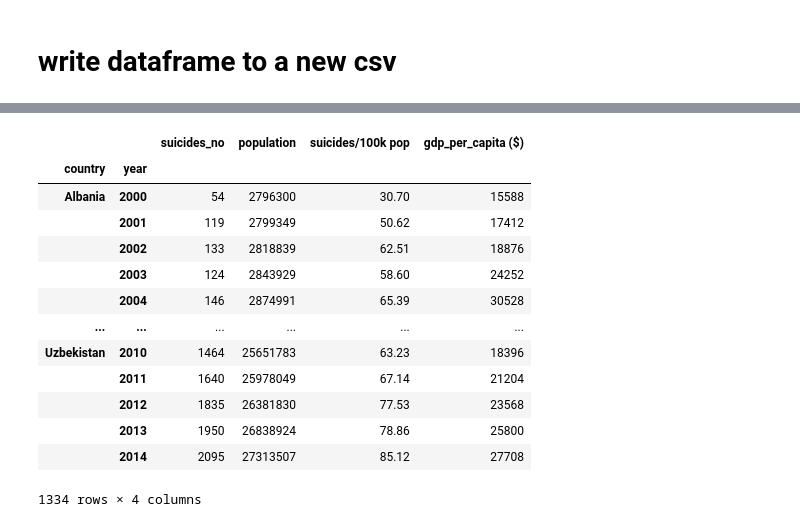
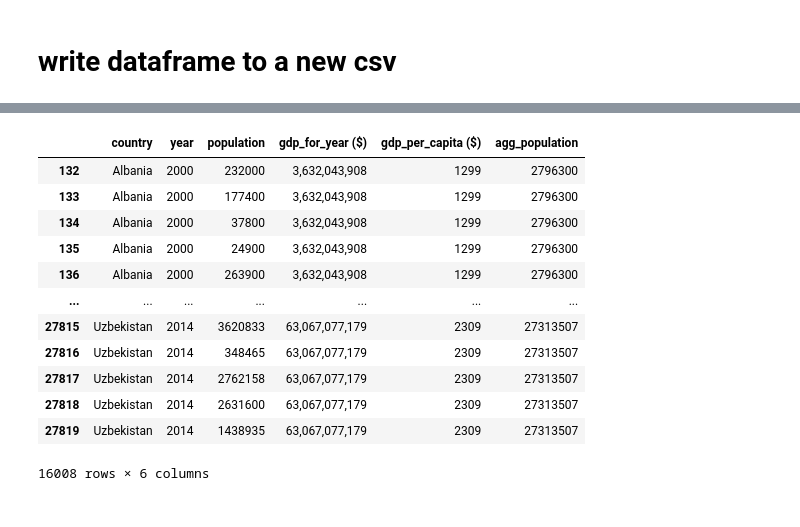
Before and after one commit to JohnaleJ/Extract_Transform_Load, a Jupyter notebook: suicide.ipynb, the cells around one changed output, grey strips where cells are left out. Drawn from its saved outputs; the diff is of its cells as text; code cells hidden in the pictures.

```diff
--- a/suicide.ipynb
+++ b/suicide.ipynb
@@ -45,0 +133,8 @@ df.to_csv('suicide_clean.csv', index=False)
+# %%
+# dropping all varying data
+country_df.drop(columns='sex', inplace=True)
+country_df.drop(columns='age', inplace=True)
+country_df.drop(columns='suicides_no', inplace=True)
+country_df.drop(columns='suicides/100k pop', inplace=True)
+country_df.drop(columns='generation', inplace=True)
+country_df
@@ -46,17 +172,18 @@ df.to_csv('suicide_clean.csv', index=False)
 # %%
-df.groupby(['country', 'year']).sum()
+country_df['agg_population'] = country_df.groupby(['country','year', ' gdp_for_year ($) ','gdp_per_capita ($)'])['population'].transform('sum')
-# %% [output]
-|  |  | suicides_no | population | suicides/100k pop | gdp_per_capita ($) |
-| country | year |  |  |  |  |
-| Albania | 2000 | 54 | 2796300 | 30.70 | 15588 |
-|  | 2001 | 119 | 2799349 | 50.62 | 17412 |
-|  | 2002 | 133 | 2818839 | 62.51 | 18876 |
-|  | 2003 | 124 | 2843929 | 58.60 | 24252 |
-|  | 2004 | 146 | 2874991 | 65.39 | 30528 |
-| ... | ... | ... | ... | ... | ... |
-| Uzbekistan | 2010 | 1464 | 25651783 | 63.23 | 18396 |
-|  | 2011 | 1640 | 25978049 | 67.14 | 21204 |
-|  | 2012 | 1835 | 26381830 | 77.53 | 23568 |
-|  | 2013 | 1950 | 26838924 | 78.86 | 25800 |
-|  | 2014 | 2095 | 27313507 | 85.12 | 27708 |
-1334 rows × 4 columns
+# %%
+country_df
+# %% [output]
+|  | country | year | population | gdp_for_year ($) | gdp_per_capita ($) | agg_population |
+| 132 | Albania | 2000 | 232000 | 3,632,043,908 | 1299 | 2796300 |
+| 133 | Albania | 2000 | 177400 | 3,632,043,908 | 1299 | 2796300 |
+| 134 | Albania | 2000 | 37800 | 3,632,043,908 | 1299 | 2796300 |
+| 135 | Albania | 2000 | 24900 | 3,632,043,908 | 1299 | 2796300 |
+| 136 | Albania | 2000 | 263900 | 3,632,043,908 | 1299 | 2796300 |
+| ... | ... | ... | ... | ... | ... | ... |
+| 27815 | Uzbekistan | 2014 | 3620833 | 63,067,077,179 | 2309 | 27313507 |
+| 27816 | Uzbekistan | 2014 | 348465 | 63,067,077,179 | 2309 | 27313507 |
+| 27817 | Uzbekistan | 2014 | 2762158 | 63,067,077,179 | 2309 | 27313507 |
+| 27818 | Uzbekistan | 2014 | 2631600 | 63,067,077,179 | 2309 | 27313507 |
+| 27819 | Uzbekistan | 2014 | 1438935 | 63,067,077,179 | 2309 | 27313507 |
+16008 rows × 6 columns
```
Also changed, not shown: parts of 11 cells of this notebook, 2 other files.
